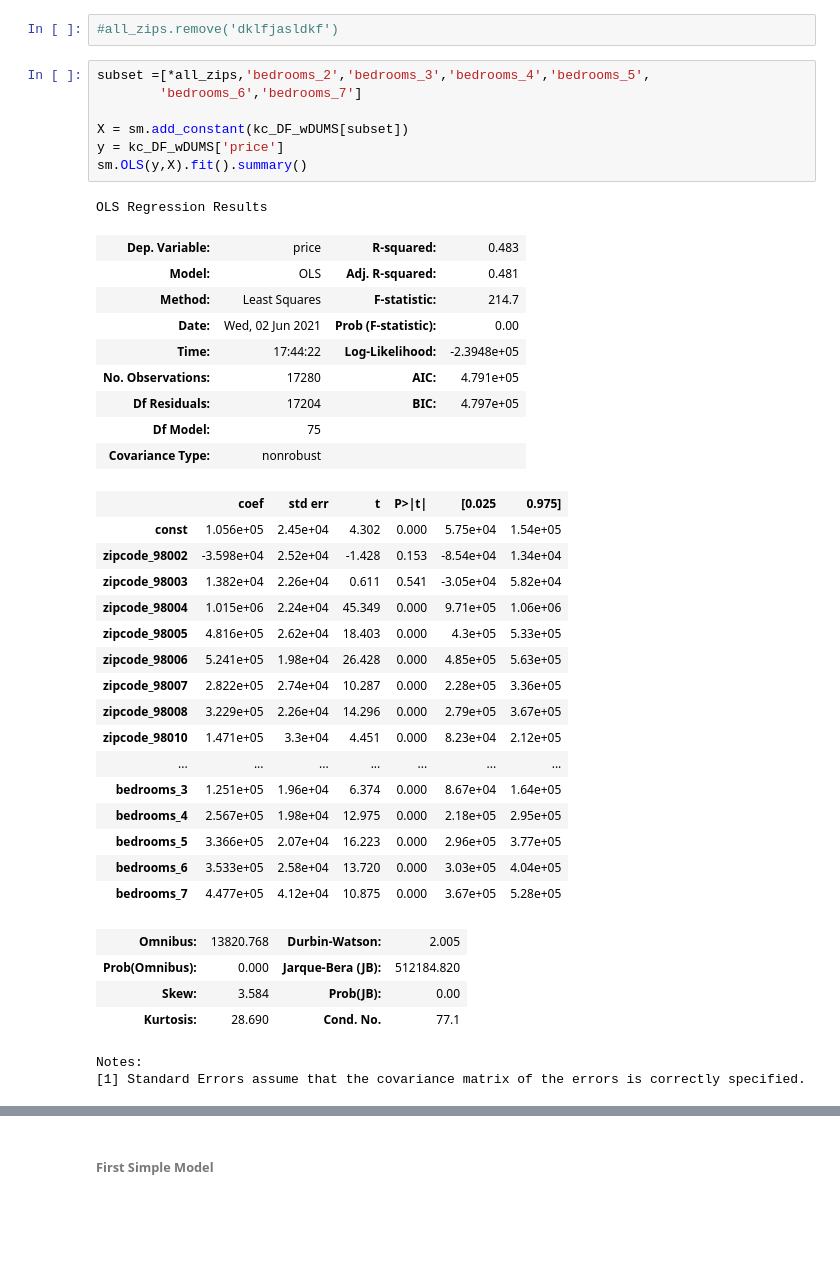
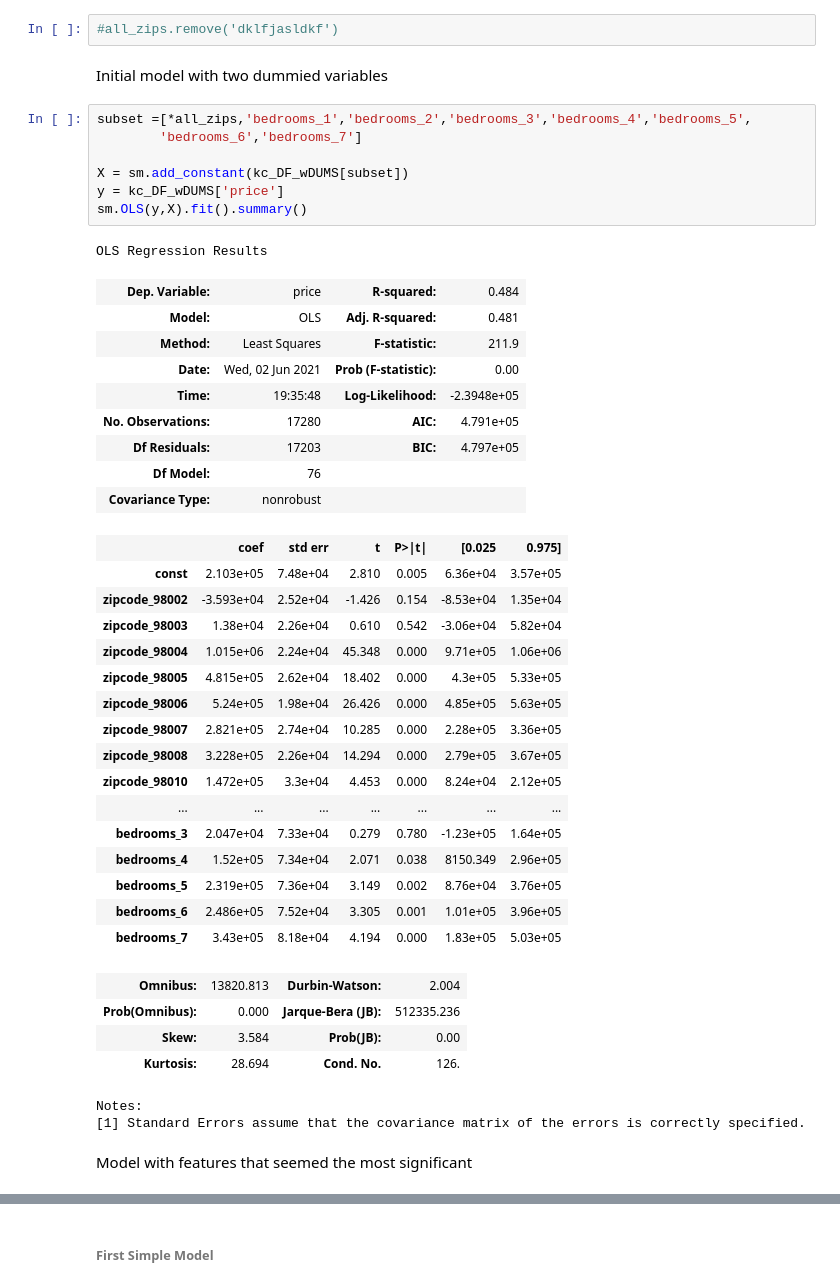
Before and after one commit to jasonarikupurathu/ds-east-042621-lectures, a Jupyter notebook: Phase_2/Phase2_project/Kings_County_Housing_Version_2.ipynb, the cells around one changed output, grey strips where cells are left out. Drawn from its saved outputs; the diff is of its cells as text; blank space fills up the shorter version.

```diff
--- a/Phase_2/Phase2_project/Kings_County_Housing_Version_2.ipynb
+++ b/Phase_2/Phase2_project/Kings_County_Housing_Version_2.ipynb
@@ -996,43 +946,47 @@ dummy_columns.tolist()
 # %%
 #all_zips.remove('dklfjasldkf')
+# %% [markdown]
+Initial model with two dummied variables
 # %%
-subset =[*all_zips,'bedrooms_2','bedrooms_3','bedrooms_4','bedrooms_5',
+subset =[*all_zips,'bedrooms_1','bedrooms_2','bedrooms_3','bedrooms_4','bedrooms_5',
         'bedrooms_6','bedrooms_7']
 
 X = sm.add_constant(kc_DF_wDUMS[subset])
 y = kc_DF_wDUMS['price']
 sm.OLS(y,X).fit().summary()
 # %% [output]
 OLS Regression Results
-| Dep. Variable: | price | R-squared: | 0.483 |
+| Dep. Variable: | price | R-squared: | 0.484 |
 | Model: | OLS | Adj. R-squared: | 0.481 |
-| Method: | Least Squares | F-statistic: | 214.7 |
+| Method: | Least Squares | F-statistic: | 211.9 |
 | Date: | Wed, 02 Jun 2021 | Prob (F-statistic): | 0.00 |
-| Time: | 17:44:22 | Log-Likelihood: | -2.3948e+05 |
+| Time: | 19:35:48 | Log-Likelihood: | -2.3948e+05 |
 | No. Observations: | 17280 | AIC: | 4.791e+05 |
-| Df Residuals: | 17204 | BIC: | 4.797e+05 |
-| Df Model: | 75 |  |  |
+| Df Residuals: | 17203 | BIC: | 4.797e+05 |
+| Df Model: | 76 |  |  |
 | Covariance Type: | nonrobust |  |  |
 |  | coef | std err | t | P>|t| | [0.025 | 0.975] |
-| const | 1.056e+05 | 2.45e+04 | 4.302 | 0.000 | 5.75e+04 | 1.54e+05 |
-| zipcode_98002 | -3.598e+04 | 2.52e+04 | -1.428 | 0.153 | -8.54e+04 | 1.34e+04 |
-| zipcode_98003 | 1.382e+04 | 2.26e+04 | 0.611 | 0.541 | -3.05e+04 | 5.82e+04 |
-| zipcode_98004 | 1.015e+06 | 2.24e+04 | 45.349 | 0.000 | 9.71e+05 | 1.06e+06 |
-| zipcode_98005 | 4.816e+05 | 2.62e+04 | 18.403 | 0.000 | 4.3e+05 | 5.33e+05 |
-| zipcode_98006 | 5.241e+05 | 1.98e+04 | 26.428 | 0.000 | 4.85e+05 | 5.63e+05 |
-| zipcode_98007 | 2.822e+05 | 2.74e+04 | 10.287 | 0.000 | 2.28e+05 | 3.36e+05 |
-| zipcode_98008 | 3.229e+05 | 2.26e+04 | 14.296 | 0.000 | 2.79e+05 | 3.67e+05 |
-| zipcode_98010 | 1.471e+05 | 3.3e+04 | 4.451 | 0.000 | 8.23e+04 | 2.12e+05 |
+| const | 2.103e+05 | 7.48e+04 | 2.810 | 0.005 | 6.36e+04 | 3.57e+05 |
+| zipcode_98002 | -3.593e+04 | 2.52e+04 | -1.426 | 0.154 | -8.53e+04 | 1.35e+04 |
+| zipcode_98003 | 1.38e+04 | 2.26e+04 | 0.610 | 0.542 | -3.06e+04 | 5.82e+04 |
+| zipcode_98004 | 1.015e+06 | 2.24e+04 | 45.348 | 0.000 | 9.71e+05 | 1.06e+06 |
+| zipcode_98005 | 4.815e+05 | 2.62e+04 | 18.402 | 0.000 | 4.3e+05 | 5.33e+05 |
+| zipcode_98006 | 5.24e+05 | 1.98e+04 | 26.426 | 0.000 | 4.85e+05 | 5.63e+05 |
+| zipcode_98007 | 2.821e+05 | 2.74e+04 | 10.285 | 0.000 | 2.28e+05 | 3.36e+05 |
+| zipcode_98008 | 3.228e+05 | 2.26e+04 | 14.294 | 0.000 | 2.79e+05 | 3.67e+05 |
+| zipcode_98010 | 1.472e+05 | 3.3e+04 | 4.453 | 0.000 | 8.24e+04 | 2.12e+05 |
 | ... | ... | ... | ... | ... | ... | ... |
-| bedrooms_3 | 1.251e+05 | 1.96e+04 | 6.374 | 0.000 | 8.67e+04 | 1.64e+05 |
-| bedrooms_4 | 2.567e+05 | 1.98e+04 | 12.975 | 0.000 | 2.18e+05 | 2.95e+05 |
-| bedrooms_5 | 3.366e+05 | 2.07e+04 | 16.223 | 0.000 | 2.96e+05 | 3.77e+05 |
-| bedrooms_6 | 3.533e+05 | 2.58e+04 | 13.720 | 0.000 | 3.03e+05 | 4.04e+05 |
-| bedrooms_7 | 4.477e+05 | 4.12e+04 | 10.875 | 0.000 | 3.67e+05 | 5.28e+05 |
+| bedrooms_3 | 2.047e+04 | 7.33e+04 | 0.279 | 0.780 | -1.23e+05 | 1.64e+05 |
+| bedrooms_4 | 1.52e+05 | 7.34e+04 | 2.071 | 0.038 | 8150.349 | 2.96e+05 |
+| bedrooms_5 | 2.319e+05 | 7.36e+04 | 3.149 | 0.002 | 8.76e+04 | 3.76e+05 |
+| bedrooms_6 | 2.486e+05 | 7.52e+04 | 3.305 | 0.001 | 1.01e+05 | 3.96e+05 |
+| bedrooms_7 | 3.43e+05 | 8.18e+04 | 4.194 | 0.000 | 1.83e+05 | 5.03e+05 |
-| Omnibus: | 13820.768 | Durbin-Watson: | 2.005 |
-| Prob(Omnibus): | 0.000 | Jarque-Bera (JB): | 512184.820 |
+| Omnibus: | 13820.813 | Durbin-Watson: | 2.004 |
+| Prob(Omnibus): | 0.000 | Jarque-Bera (JB): | 512335.236 |
 | Skew: | 3.584 | Prob(JB): | 0.00 |
-| Kurtosis: | 28.690 | Cond. No. | 77.1 |
+| Kurtosis: | 28.694 | Cond. No. | 126. |
 Notes:
 [1] Standard Errors assume that the covariance matrix of the errors is correctly specified.
+# %% [markdown]
+Model with features that seemed the most significant
 # %%
```
Also changed, not shown: parts of 54 cells of this notebook.
